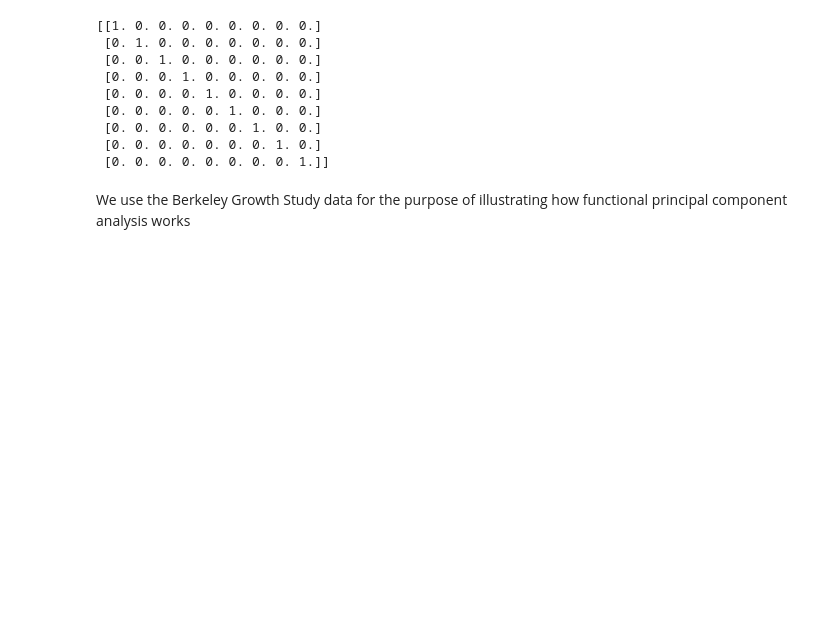
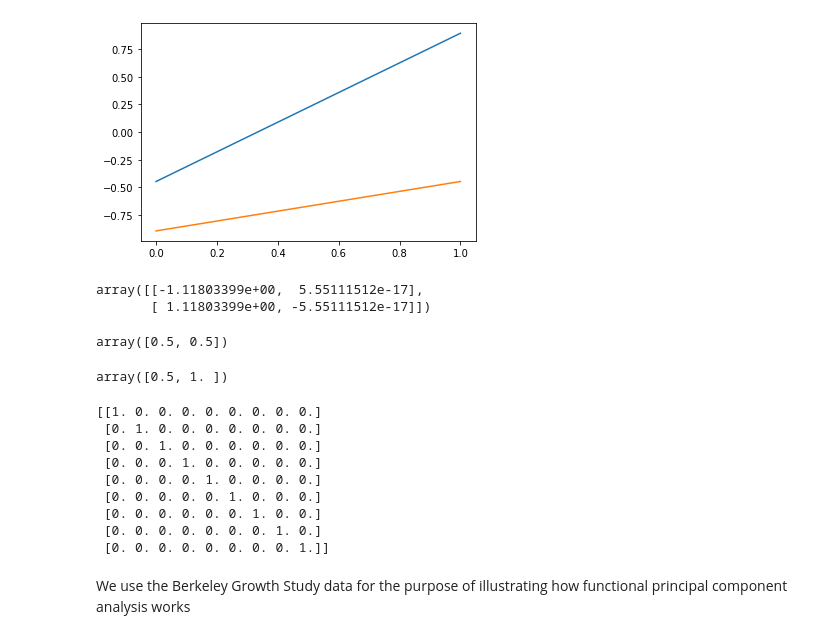
Before and after one commit to GAA-UAM/scikit-fda, a Jupyter notebook: skfda/exploratory/fpca/test.ipynb, the cells around one changed output. Drawn from its saved outputs; the diff is of its cells as text; code cells hidden in the pictures; blank space fills up the shorter version.

```diff
--- a/skfda/exploratory/fpca/test.ipynb
+++ b/skfda/exploratory/fpca/test.ipynb
@@ -6,3 +6,8 @@ from skfda.representation.basis import FDataBasis
 from skfda.datasets._real_datasets import fetch_growth, fetch_weather
 from matplotlib import pyplot
 from sklearn.decomposition import PCA
+# %%
+data_matrix = np.array([[1.0, 0.0], [0.0, 2.0]])
+sample_points = [0, 1]
+fd = FDataGrid(data_matrix, sample_points)
+fd
@@ -9,3 +28,24 @@ from sklearn.decomposition import PCA
+# %%
+fpca_discretized = FPCADiscretized(2)
+fpca_discretized.fit(fd)
+fpca_discretized.components.plot()
+pyplot.show()
+# %% [output]
+[figure, added]
+# %%
+fpca_discretized.transform(fd)
+# %% [output]
+array([[-1.11803399e+00,  5.55111512e-17],
+       [ 1.11803399e+00, -5.55111512e-17]])
+# %%
+fpca_discretized.weights
+# %% [output]
+array([0.5, 0.5])
+# %%
+mean = fd.mean()
+np.squeeze(mean.data_matrix)
+# %% [output]
+array([0.5, 1. ])
 # %%
 basis = skfda.representation.basis.Fourier(n_basis=8)
 # %%
```
Also changed, not shown: parts of 5 cells of this notebook, 1 other file.
